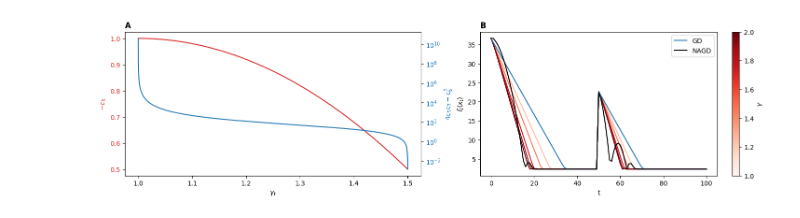
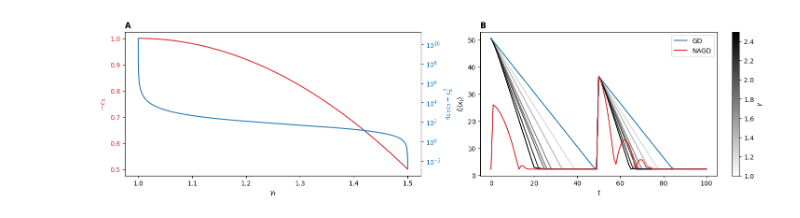
Before and after one commit to gibsonlab/ht_paper, a Jupyter notebook: figure1.ipynb, the cells around one changed output. Cells and saved outputs as stored; diff of their text form; code cells hidden in the pictures.

```diff
--- a/figure1.ipynb
+++ b/figure1.ipynb
@@ -61,34 +61,34 @@ def cost(a, b, c, x):
 
     return torch.log(a) + torch.log(torch.exp(-b * (x-c)) + torch.exp(b * (x-c)))
 # %%
-def optimize_cost_ht(gamma, n_iters, x0, a, b, c_vec, mu=1):
+def optimize_cost_ht(gamma, n_iters, x0, a_vec, b_vec, c_vec, mu=1):
     """
     optimizers the cost using higher order tuner
     """
     loss_values = []
     x_values = []
     x = torch.tensor(x0, dtype=torch.float, requires_grad=True)
-    y = torch.tensor(x0, dtype=torch.float, requires_grad=True)
-    z = torch.tensor(x0, dtype=torch.float, requires_grad=True)
-
+    y = torch.tensor(x0, dtype=torch.float, requires_grad=False)
+    z = torch.tensor(x0, dtype=torch.float, requires_grad=False)
     beta = 1 / gamma
     for i in tqdm(range(n_iters)):
-        N_t = b ** 2
+        N_t = b_vec[i] ** 2
         alpha = mu / N_t
         eta = gamma / N_t
-
-        loss = cost(a, b, c_vec[i], x)
+        x.data = beta * z + (1 - beta) * y
+        x.requires_grad = True
+        loss = cost(a_vec[i], b_vec[i], c_vec[i], x)
         loss_values.append(loss.item())
         loss.backward()
         with torch.no_grad():
             y = x - alpha * x.grad
             z = z - eta * x.grad
-            x.data = beta * z + (1 - beta) * y
 
         x_values.append(x.item())
         x.grad = None
 
-    loss = cost(a, b, c_vec[i], x)
+
+    loss = cost(a_vec[i], b_vec[i], c_vec[i], x)
     loss_values.append(loss.item())
     x_values.append(x.item())
 
@@ -143,7 +143,7 @@ def optimize_cost_NAGD(n_iters, x0, a_vec, b_vec, c_vec, mu=1, gamma=1,
     x = torch.tensor(x0, dtype=torch.float, requires_grad=True)
     y = torch.tensor(x0, dtype=torch.float)
     ## this corresponds to tilde z
-    z = torch.tensor(x0, dtype=torch.float) * 2
+    z = torch.tensor(x0, dtype=torch.float)*2
 
     for i in tqdm(range(n_iters)):
         N_t = 1
@@ -153,7 +153,7 @@ def optimize_cost_NAGD(n_iters, x0, a_vec, b_vec, c_vec, mu=1, gamma=1,
             eta = gamma / N_t
         else:
             # assuming we are provided with normalized rate
-            eta = gamma * mu
+            eta = gamma
         alpha = mu / N_t
 
         beta = 2 / (i + 1)
@@ -246,42 +246,42 @@ ax1_twin.plot(g, c8, color=color)
 ax1_twin.tick_params(axis='y', labelcolor=color)
 ax1_twin.set_yscale('log')
 ax1.set_title("A", loc="left", fontweight="bold")
 
 data_a, data_b, data_c = generate_data(100, "shift", 11, a=5.0, b1=7.0, b2=14.0,
-                                       c2=3.0)
-gamma_values = [1, 1.25, 1.47, 1.75, 1.9, 2.0]
+                                       c2=5.0)
+gamma_values = [1, 1.25, 1.47, 1.75, 1.9, 2.0, 2.25, 2.5]
 dict_results = {}
 for gamma in gamma_values:
-    loss, x = optimize_cost_ht(gamma, data_a.shape[0], 5.0, torch.tensor(5.0),
-                               torch.tensor(7.0), data_c)
+    loss, x = optimize_cost_ht(gamma, data_a.shape[0], 7.0, data_a,
+                               data_b, data_c)
     dict_results[gamma] = loss
 
-results_gd = optimize_cost(data_a.shape[0], 1, 5.0, "GD", data_a, data_b, data_c,
+x_start = 7.0
+results_gd = optimize_cost(data_a.shape[0], 1, x_start, "GD", data_a, data_b, data_c,
                   decay=False, normalize=True)
-results_nagd = optimize_cost_NAGD(data_a.shape[0], 5.0, data_a, data_b, data_c, mu=1,
-                                  gamma=1/0.67,normalize=True)
-results_nagd_beck = optimize_cost_NAGD(data_a.shape[0], 5.0, data_a,data_b, data_c,
+results_nagd = optimize_cost_NAGD(data_a.shape[0], x_start, data_a, data_b, data_c, mu=1,
+                                  gamma=1,normalize=True)
+results_nagd_beck = optimize_cost_NAGD(data_a.shape[0], x_start, data_a,data_b, data_c,
                                             mu=1,normalize=True)
-
 x = np.arange(0, 101)
 norm = Normalize(vmin=min(dict_results.keys()), vmax=max(dict_results.keys()))
-cmap = plt.get_cmap('Reds')
+cmap = plt.get_cmap('gray_r')
 
 for key in dict_results:
     color = cmap(norm(key))
     ax2.plot(x, dict_results[key], color=color)
 sm = ScalarMappable(cmap=cmap, norm=norm)
 sm.set_array([])
 cbar = plt.colorbar(sm, ax=ax2)
 cbar.set_label(r'$\gamma$')
 
 #ax2.legend(title="HT($\gamma_t$)")
 ax2.set_xlabel("t")
 ax2.set_ylabel(r"$f_t(x_t)$")
 ax2.set_title("B", loc="left", fontweight="bold")
 ax2.plot(x, results_gd, color="tab:blue", label="GD")
-ax2.plot(x, results_nagd_beck, color="black", label="NAGD")
+ax2.plot(x, results_nagd_beck, color="tab:red", label="NAGD")
 ax2.legend()
 plt.subplots_adjust(right=1.2)
 # %% [output]
-[figure, old version]
+[figure, new version]
```
